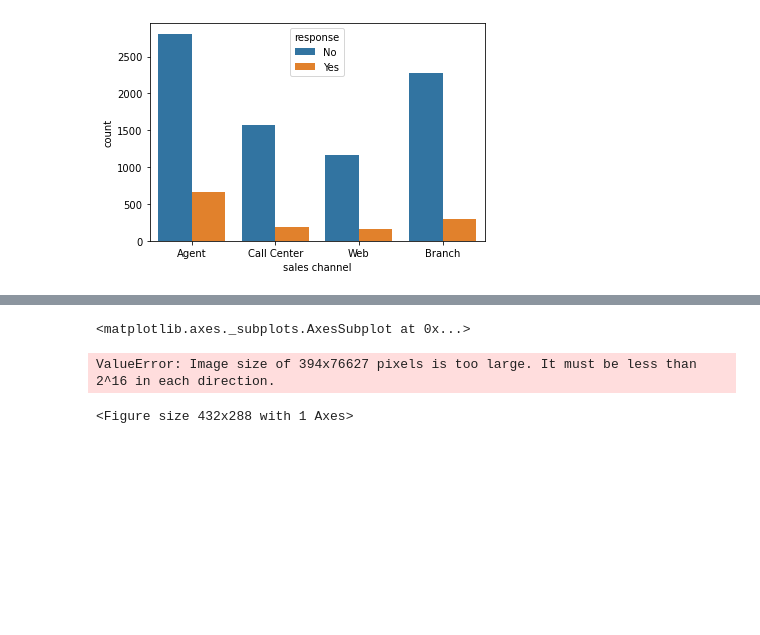
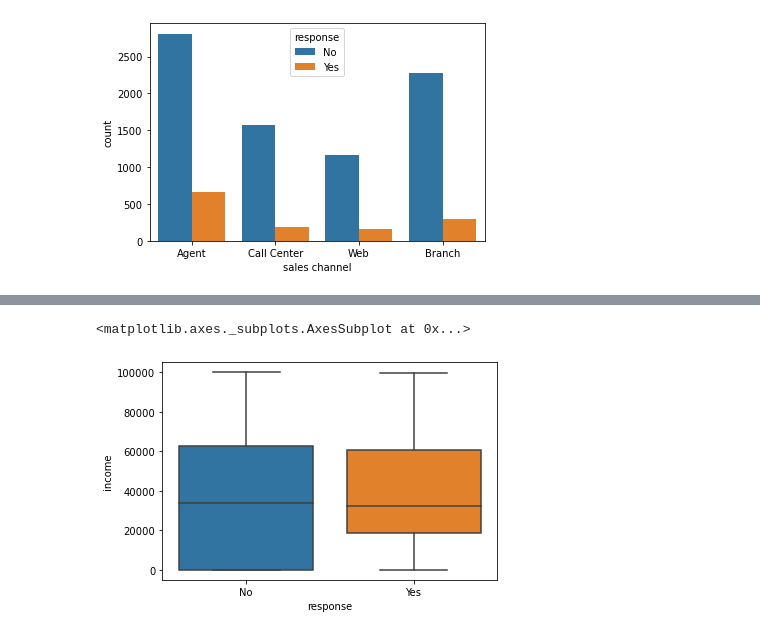
Before and after one commit to HataFred/lab-customer-analysis-round-2, a Jupyter notebook: files_for_lab/csv_files/lab-customer-analysis-round-2-3-Fred.ipynb, the cells around one changed output, grey strips where cells are left out. Drawn from its saved outputs; the diff is of its cells as text; code cells hidden in the pictures; blank space fills up the shorter version.

```diff
--- a/files_for_lab/csv_files/lab-customer-analysis-round-2-3-Fred.ipynb
+++ b/files_for_lab/csv_files/lab-customer-analysis-round-2-3-Fred.ipynb
@@ -240,8 +225,5 @@ sns.boxplot(x="response", y="total claim amount",
 # %%
-sns.boxplot(x="total claim amount", y="response",
-            hue="response", palette=["m", "g"],
-            data=file2)
+sns.boxplot(x="response", y="income", data=file2)
 # %% [output]
 <matplotlib.axes._subplots.AxesSubplot at 0x...>
-ValueError: Image size of 394x76627 pixels is too large. It must be less than 2^16 in each direction.
-<Figure size 432x288 with 1 Axes>
+[figure, added]
```
Also changed, not shown: parts of 3 cells of this notebook.
